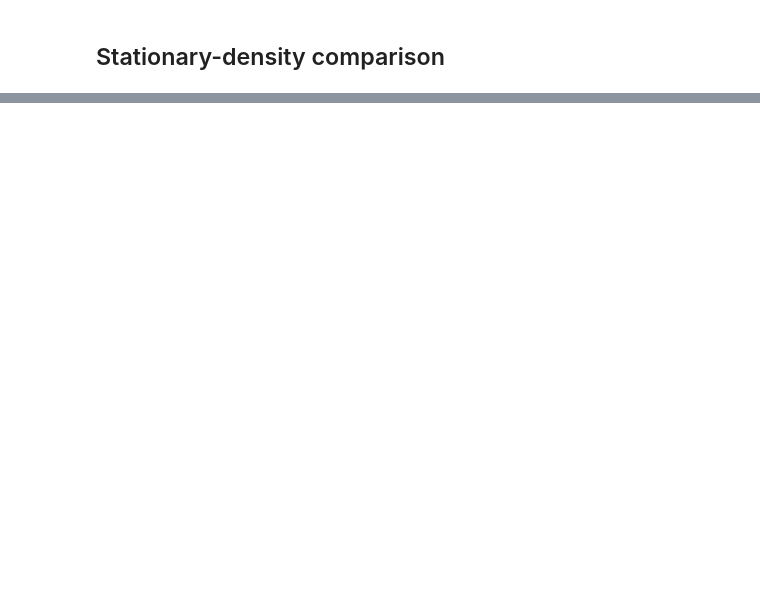
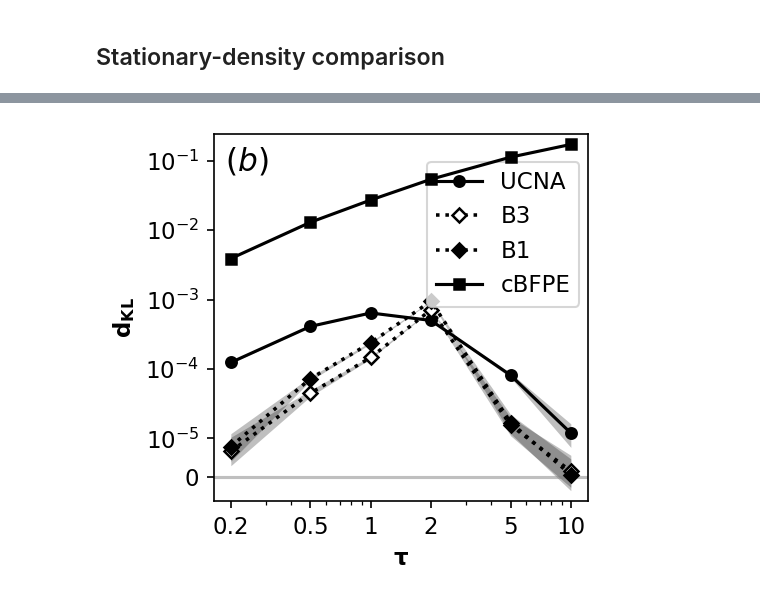
Before and after one commit to AleCorso/Refined_UCNA, a Jupyter notebook: logistic_stationary.ipynb, the cells around one changed output, grey strips where cells are left out. Cells and saved outputs as stored; diff of their text form; code cells hidden in the pictures; blank space fills up the shorter version.

```diff
--- a/logistic_stationary.ipynb
+++ b/logistic_stationary.ipynb
@@ -785,0 +911,84 @@ plt.show()
+# %%
+# Plot saved common-support metrics only; no solves or simulation calls.
+# Styles match the CURRENT paper-figure-b1-b3 cell in the cubic notebook.
+import matplotlib as mpl
+
+paper_styles = {
+    'UCNA': dict(marker='o', linestyle='-', ms=5, lw=1.5, zorder=3),
+
+    'B3': dict(marker='D', linestyle=':', mfc='white', ms=5, lw=1.7, zorder=4),
+    'B1': dict(marker='D', linestyle=':', ms=5, lw=1.7, zorder=5),
+    'cBFPE': dict(marker='s', linestyle='-', ms=5, lw=1.5, zorder=6),
+}
+paper_labels = {'UCNA': 'UCNA', 'B3': 'B3', 'B1': 'B1', 'cBFPE': 'cBFPE'}
+paper_color = 'black'
+paper_rc = {
+    'font.family': 'sans-serif', 'font.size': 10, 'font.weight': 'normal',
+    'mathtext.fontset': 'dejavusans', 'text.usetex': False,
+    'axes.labelsize': 11, 'axes.labelweight': 'bold',
+    'xtick.labelsize': 11, 'ytick.labelsize': 11, 'legend.fontsize': 11,
+    'axes.spines.top': True, 'axes.spines.right': True,
+    'legend.frameon': True, 'figure.constrained_layout.use': False,
+    'figure.autolayout': False,
+}
+
+if len(cbfpe_summary) and not cbfpe_summary['KL_measure'].eq(KL_MEASURE).all():
+    raise RuntimeError('KL_MEASURE changed: rerun the cBFPE data cell above.')
+if len(cbfpe_summary):
+    with mpl.rc_context(paper_rc):
+        fig, ax = plt.subplots(figsize=(3.5, 3.2))
+        baseline = 0. if KL_MEASURE == 'bias_corrected' else .5
+        plotted_y = [np.array([baseline])]
+        has_flagged_points = False
+        for name, style in paper_styles.items():
+            group = cbfpe_summary[cbfpe_summary.Approximation == name].set_index('tau').reindex(TAUS)
+            y = group['conditional_KL'].to_numpy(float)
+            sem = group['conditional_KL_uncertainty'].to_numpy(float)
+            flagged = group['negative_mass_flagged'].eq(True).to_numpy()
+            ax.plot(TAUS, y, color=paper_color, mec=paper_color, mew=1.2,
+                    label=paper_labels[name], **style,
+                    markevery=np.flatnonzero(~flagged).tolist())
+            visible_flagged = flagged & np.isfinite(y)
+            if visible_flagged.any():
+                ax.plot(np.asarray(TAUS)[visible_flagged], y[visible_flagged],
+                        ls='none', marker='x', color=paper_color, ms=7, mew=1.5,
+                        zorder=6, label='_nolegend_')
+                has_flagged_points = True
+            lower = y-sem
+            if KL_MEASURE == 'rescaled':
+                lower = np.maximum(lower, np.finfo(float).tiny)
+            ax.fill_between(TAUS, lower, y+sem, color=paper_color,
+                            alpha=.25, linewidth=0, zorder=1)
+            plotted_y.extend([y, lower, y+sem])
+        ax.axhline(baseline, color='grey', alpha=.5, label='_nolegend_')
+        ax.set_xscale('log')
+        if KL_MEASURE == 'bias_corrected':
+            ax.set_yscale('symlog', linthresh=SYMLOG_LINTHRESH, linscale = 0.5)
+            values = np.concatenate(plotted_y)
+            values = values[np.isfinite(values)]
+            transform = ax.yaxis.get_transform()
+            limits = transform.transform([values.min(), values.max()])
+            span = max(float(limits[1]-limits[0]), SYMLOG_LINTHRESH)
+            bottom_pad = 0.03 * span  # Extra space for the lower-left legend.
+            top_pad = 0.03 * span
+            ax.set_ylim(transform.inverted().transform(
+                limits + np.array([-bottom_pad, top_pad])))
+        else:
+            ax.set_yscale('log')
+        ax.set_xticks(TAUS, [f'{tau:g}' for tau in TAUS], minor=False)
+        ax.set(xlabel=r'$\mathbf{\tau}$',
+               ylabel=r'$\mathbf{d}_{\mathbf{KL}}$' if KL_MEASURE == 'bias_corrected' else r'$\mathbf{d}_{\mathbf{KL}}$')
+        if has_flagged_points:
+            ax.plot([], [], color=paper_color, marker='x', ls='none', ms=7,
+                    label=rf'Negative mass $>{NEGATIVE_MASS_THRESHOLD:g}$')
+        ax.legend(loc=(0.57,0.53))#'lower left')
+        ax.annotate(r'$\left(b\right)$', (0.03, 0.90), xycoords='axes fraction',
+                    fontsize=15, fontweight='bold')
+        fig.tight_layout()
+        if SAVE_FIGURES:
+            FIGURE_DIR.mkdir(parents=True, exist_ok=True)
+            fig.savefig(FIGURE_DIR/f'logistic_b1_b3_cbfpe_{KL_MEASURE}.pdf', bbox_inches='tight')
+            fig.savefig(FIGURE_DIR/f'logistic_b1_b3_cbfpe_{KL_MEASURE}.png', dpi=300, bbox_inches='tight')
+        plt.show()
+# %% [output]
+[figure, added]
```
Also changed, not shown: parts of 16 cells of this notebook, 29 other files.
